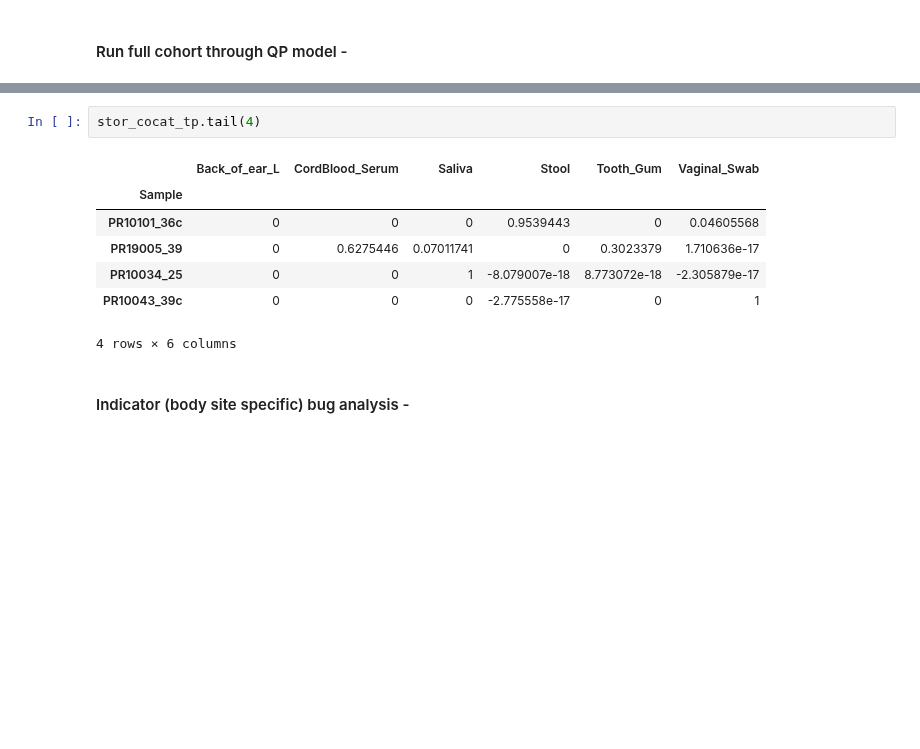
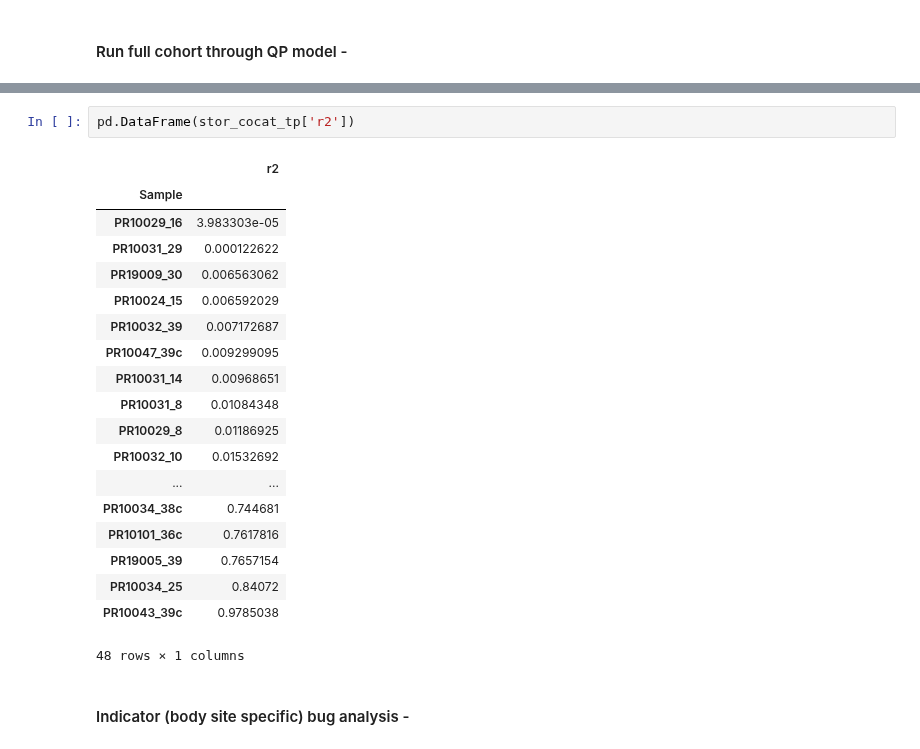
Before and after one commit to lmart999/CS229, a Jupyter notebook: CS229_Project.ipynb, the cells around one changed output, grey strips where cells are left out. Drawn from its saved outputs; the diff is of its cells as text; blank space fills up the shorter version.

```diff
--- a/CS229_Project.ipynb
+++ b/CS229_Project.ipynb
@@ -1024,13 +1033,25 @@ makeHeatmap(stor_cocat_tp)
-# %%
-stor_cocat_tp.tail(4)
-# %% [output]
-|  | Back_of_ear_L | CordBlood_Serum | Saliva | Stool | Tooth_Gum | Vaginal_Swab |
-| Sample |  |  |  |  |  |  |
-| PR10101_36c | 0 | 0 | 0 | 0.9539443 | 0 | 0.04605568 |
-| PR19005_39 | 0 | 0.6275446 | 0.07011741 | 0 | 0.3023379 | 1.710636e-17 |
-| PR10034_25 | 0 | 0 | 1 | -8.079007e-18 | 8.773072e-18 | -2.305879e-17 |
-| PR10043_39c | 0 | 0 | 0 | -2.775558e-17 | 0 | 1 |
-4 rows × 6 columns
+# %%
+pd.DataFrame(stor_cocat_tp['r2'])
+# %% [output]
+|  | r2 |
+| Sample |  |
+| PR10029_16 | 3.983303e-05 |
+| PR10031_29 | 0.000122622 |
+| PR19009_30 | 0.006563062 |
+| PR10024_15 | 0.006592029 |
+| PR10032_39 | 0.007172687 |
+| PR10047_39c | 0.009299095 |
+| PR10031_14 | 0.00968651 |
+| PR10031_8 | 0.01084348 |
+| PR10029_8 | 0.01186925 |
+| PR10032_10 | 0.01532692 |
+| ... | ... |
+| PR10034_38c | 0.744681 |
+| PR10101_36c | 0.7617816 |
+| PR19005_39 | 0.7657154 |
+| PR10034_25 | 0.84072 |
+| PR10043_39c | 0.9785038 |
+48 rows × 1 columns
 # %% [markdown]
 #### Indicator (body site specific) bug analysis -
 # %%
```
Also changed, not shown: parts of 5 cells of this notebook.
